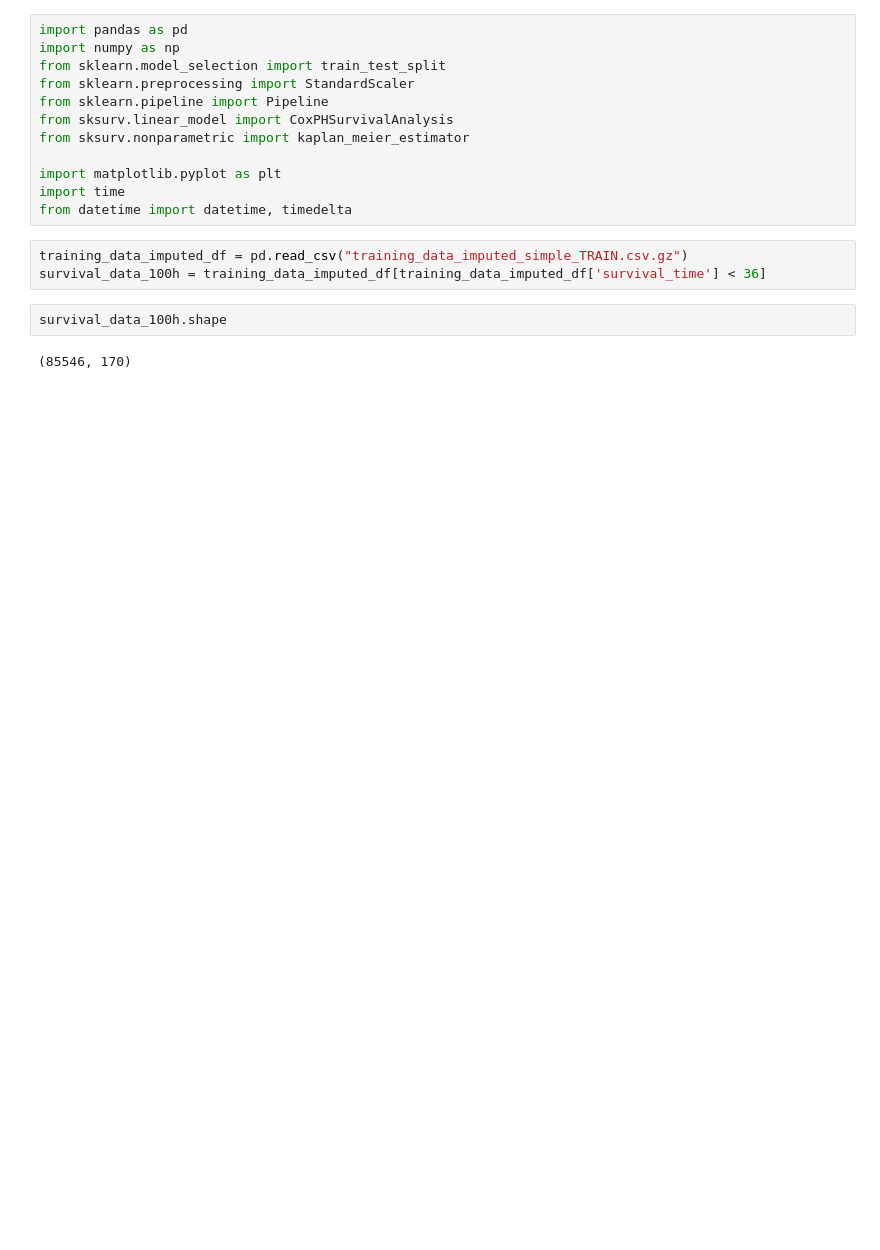
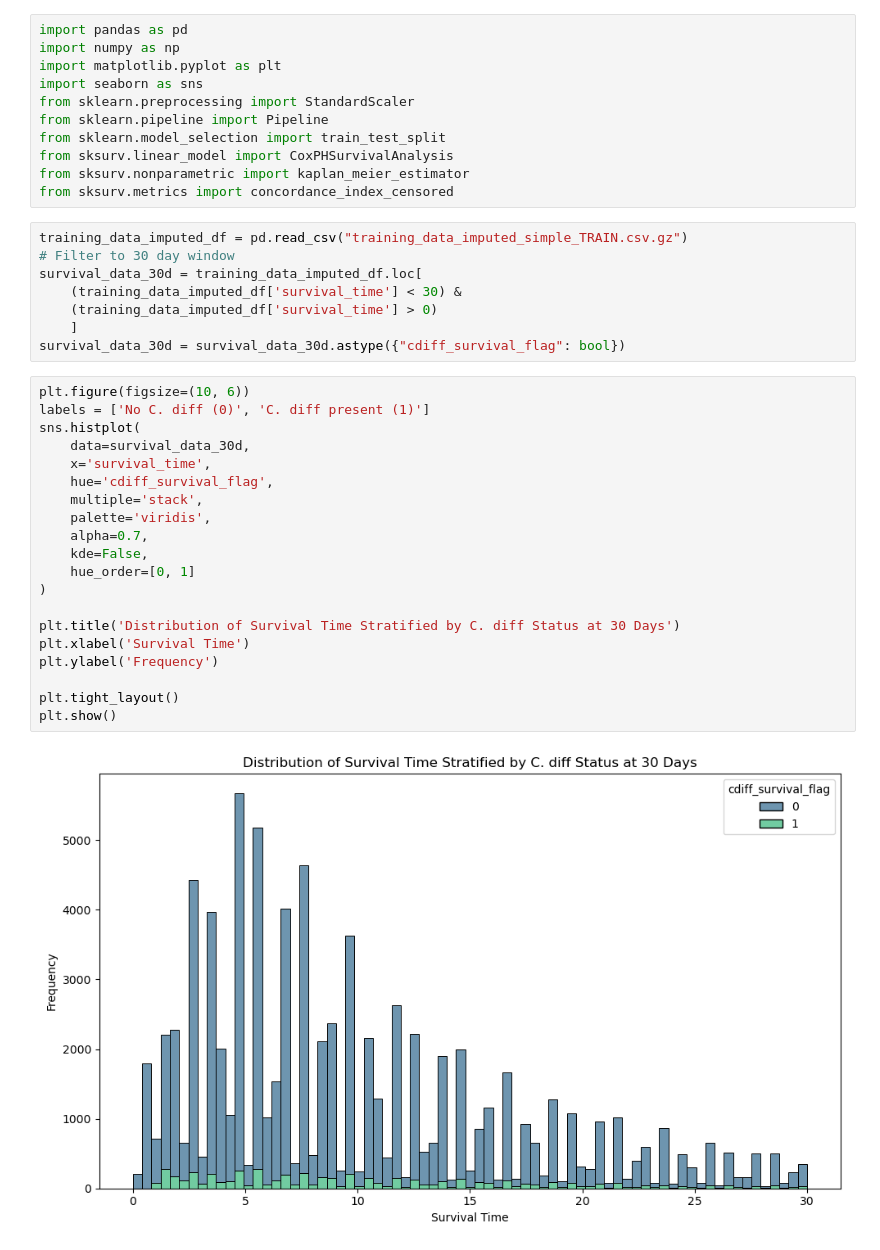
Before and after one commit to aszatrowski/predicting-cdiff, a Jupyter notebook: survival_analysis.ipynb, the cells around one changed output. Drawn from its saved outputs; the diff is of its cells as text; blank space fills up the shorter version.

```diff
--- a/survival_analysis.ipynb
+++ b/survival_analysis.ipynb
@@ -1,19 +3,41 @@
 # %%
 import pandas as pd
 import numpy as np
-from sklearn.model_selection import train_test_split
+import matplotlib.pyplot as plt
+import seaborn as sns
 from sklearn.preprocessing import StandardScaler
 from sklearn.pipeline import Pipeline
+from sklearn.model_selection import train_test_split
 from sksurv.linear_model import CoxPHSurvivalAnalysis
 from sksurv.nonparametric import kaplan_meier_estimator
-
-import matplotlib.pyplot as plt
-import time
-from datetime import datetime, timedelta
+from sksurv.metrics import concordance_index_censored
 # %%
 training_data_imputed_df = pd.read_csv("training_data_imputed_simple_TRAIN.csv.gz")
-survival_data_100h = training_data_imputed_df[training_data_imputed_df['survival_time'] < 36]
+# Filter to 30 day window
+survival_data_30d = training_data_imputed_df.loc[
+    (training_data_imputed_df['survival_time'] < 30) &
+    (training_data_imputed_df['survival_time'] > 0)
+    ]
+survival_data_30d = survival_data_30d.astype({"cdiff_survival_flag": bool})
-# %%
-survival_data_100h.shape
-# %% [output]
-(85546, 170)
+# %%
+plt.figure(figsize=(10, 6))
+labels = ['No C. diff (0)', 'C. diff present (1)']
+sns.histplot(
+    data=survival_data_30d,
+    x='survival_time',
+    hue='cdiff_survival_flag',
+    multiple='stack',
+    palette='viridis',
+    alpha=0.7,
+    kde=False,
+    hue_order=[0, 1]
+)
+
+plt.title('Distribution of Survival Time Stratified by C. diff Status at 30 Days')
+plt.xlabel('Survival Time')
+plt.ylabel('Frequency')
+
+plt.tight_layout()
+plt.show()
+# %% [output]
+[figure, added]
```
Also changed, not shown: parts of 17 cells of this notebook.
